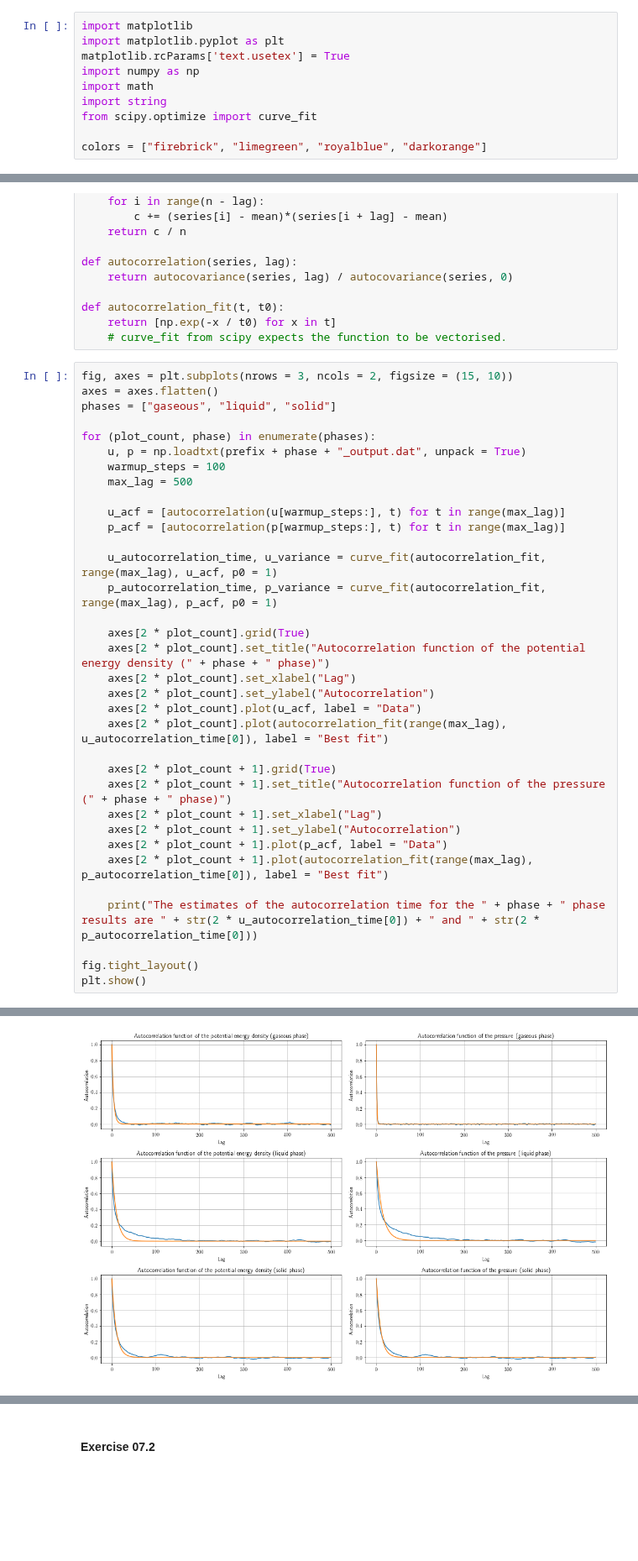
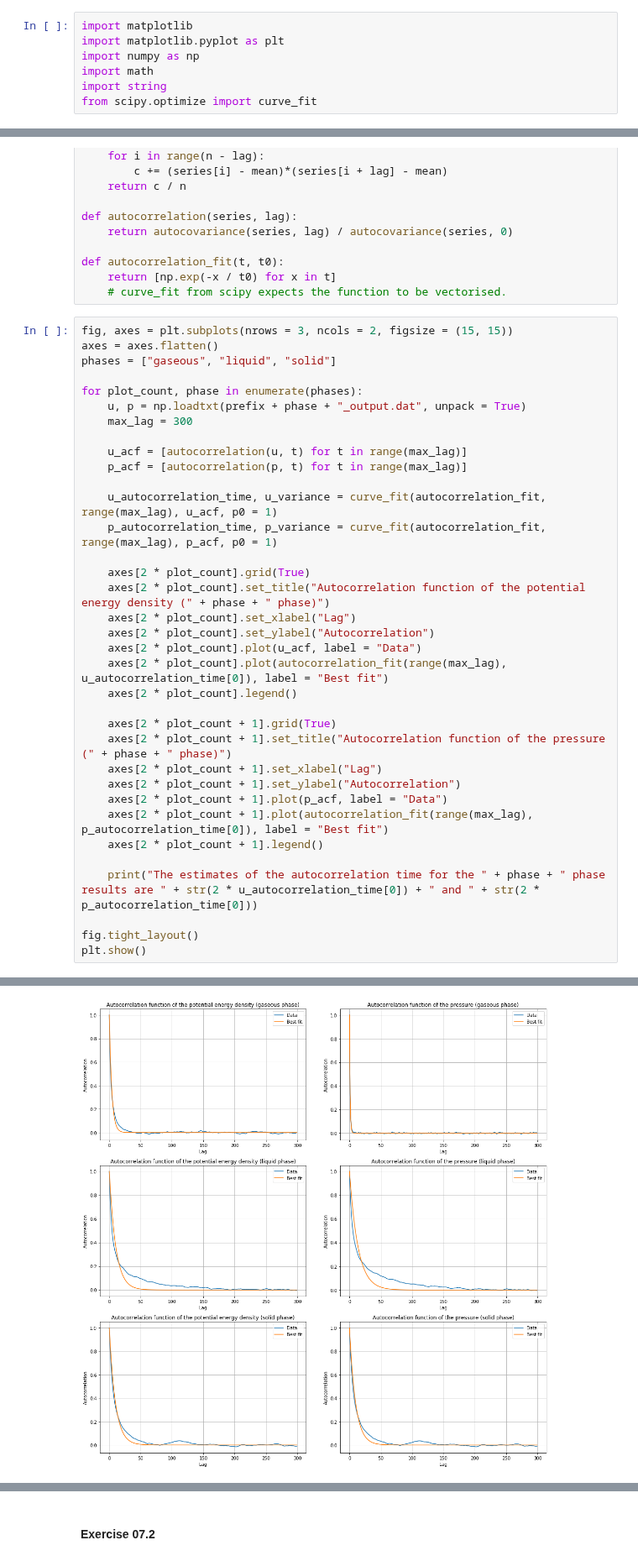
Before and after one commit to phaerrax/lab-simulazione-numerica, a Jupyter notebook: exercise07/exercise07.ipynb, the cells around one changed output, grey strips where cells are left out. Shown at 84% size. Drawn from its saved outputs; the diff is of its cells as text; blank space fills up the shorter version.

```diff
--- a/exercise07/exercise07.ipynb
+++ b/exercise07/exercise07.ipynb
@@ -3,11 +3,8 @@
 # %%
 import matplotlib
 import matplotlib.pyplot as plt
-matplotlib.rcParams['text.usetex'] = True
 import numpy as np
 import math
 import string
 from scipy.optimize import curve_fit
-
-colors = ["firebrick", "limegreen", "royalblue", "darkorange"]
 # %% [markdown]
@@ -82,17 +111,16 @@ def autocorrelation_fit(t, t0):
     return [np.exp(-x / t0) for x in t]
     # curve_fit from scipy expects the function to be vectorised.
 # %%
-fig, axes = plt.subplots(nrows = 3, ncols = 2, figsize = (15, 10))
+fig, axes = plt.subplots(nrows = 3, ncols = 2, figsize = (15, 15))
 axes = axes.flatten()
 phases = ["gaseous", "liquid", "solid"]
 
-for (plot_count, phase) in enumerate(phases):
+for plot_count, phase in enumerate(phases):
     u, p = np.loadtxt(prefix + phase + "_output.dat", unpack = True)
-    warmup_steps = 100
-    max_lag = 500
+    max_lag = 300
 
-    u_acf = [autocorrelation(u[warmup_steps:], t) for t in range(max_lag)]
-    p_acf = [autocorrelation(p[warmup_steps:], t) for t in range(max_lag)]
+    u_acf = [autocorrelation(u, t) for t in range(max_lag)]
+    p_acf = [autocorrelation(p, t) for t in range(max_lag)]
 
     u_autocorrelation_time, u_variance = curve_fit(autocorrelation_fit, range(max_lag), u_acf, p0 = 1)
     p_autocorrelation_time, p_variance = curve_fit(autocorrelation_fit, range(max_lag), p_acf, p0 = 1)
@@ -103,6 +131,7 @@ for (plot_count, phase) in enumerate(phases):
     axes[2 * plot_count].set_ylabel("Autocorrelation")
     axes[2 * plot_count].plot(u_acf, label = "Data")
     axes[2 * plot_count].plot(autocorrelation_fit(range(max_lag), u_autocorrelation_time[0]), label = "Best fit")
+    axes[2 * plot_count].legend()
 
     axes[2 * plot_count + 1].grid(True)
     axes[2 * plot_count + 1].set_title("Autocorrelation function of the pressure (" + phase + " phase)")
@@ -110,6 +139,7 @@ for (plot_count, phase) in enumerate(phases):
     axes[2 * plot_count + 1].set_ylabel("Autocorrelation")
     axes[2 * plot_count + 1].plot(p_acf, label = "Data")
     axes[2 * plot_count + 1].plot(autocorrelation_fit(range(max_lag), p_autocorrelation_time[0]), label = "Best fit")
+    axes[2 * plot_count + 1].legend()
 
     print("The estimates of the autocorrelation time for the " + phase + " phase results are " + str(2 * u_autocorrelation_time[0]) + " and " + str(2 * p_autocorrelation_time[0]))
 
@@ -122,2 +152,2 @@ The estimates of the autocorrelation time for the solid phase results are 19.360
-[figure, old version]
+[figure, new version]
 # %% [markdown]
```
Also changed, not shown: parts of 14 cells of this notebook, 10 other files.
